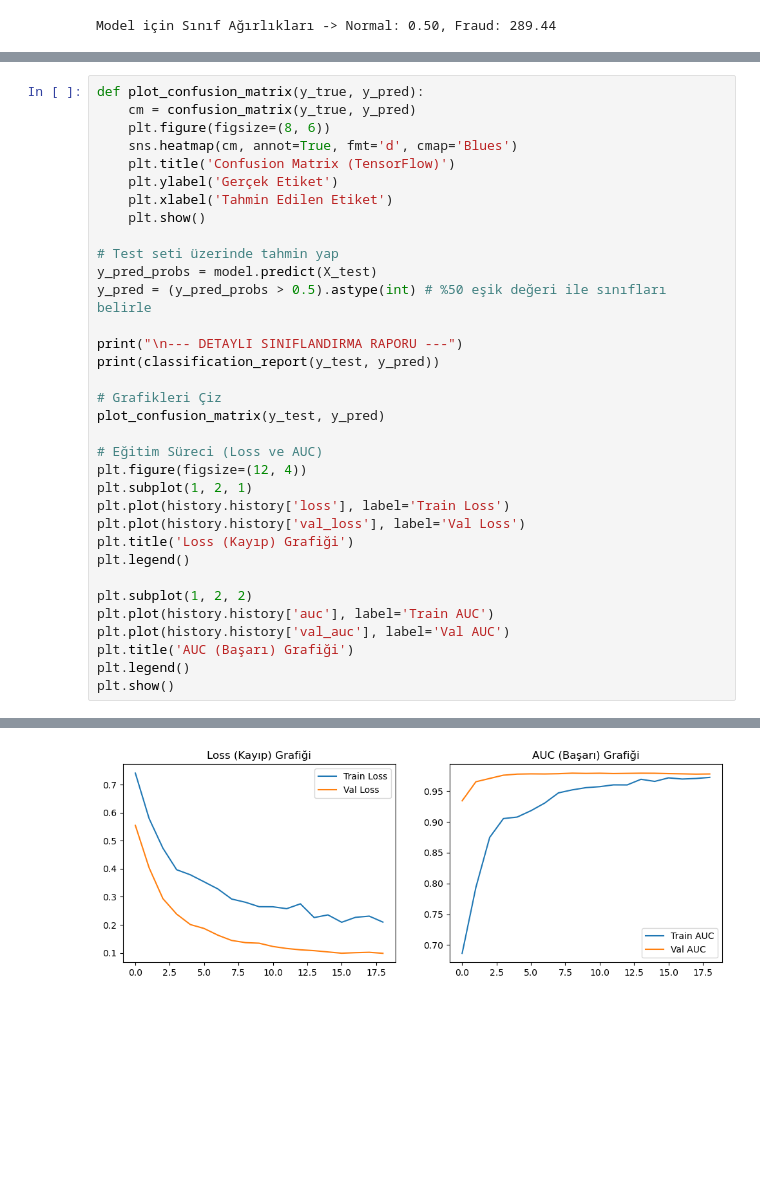
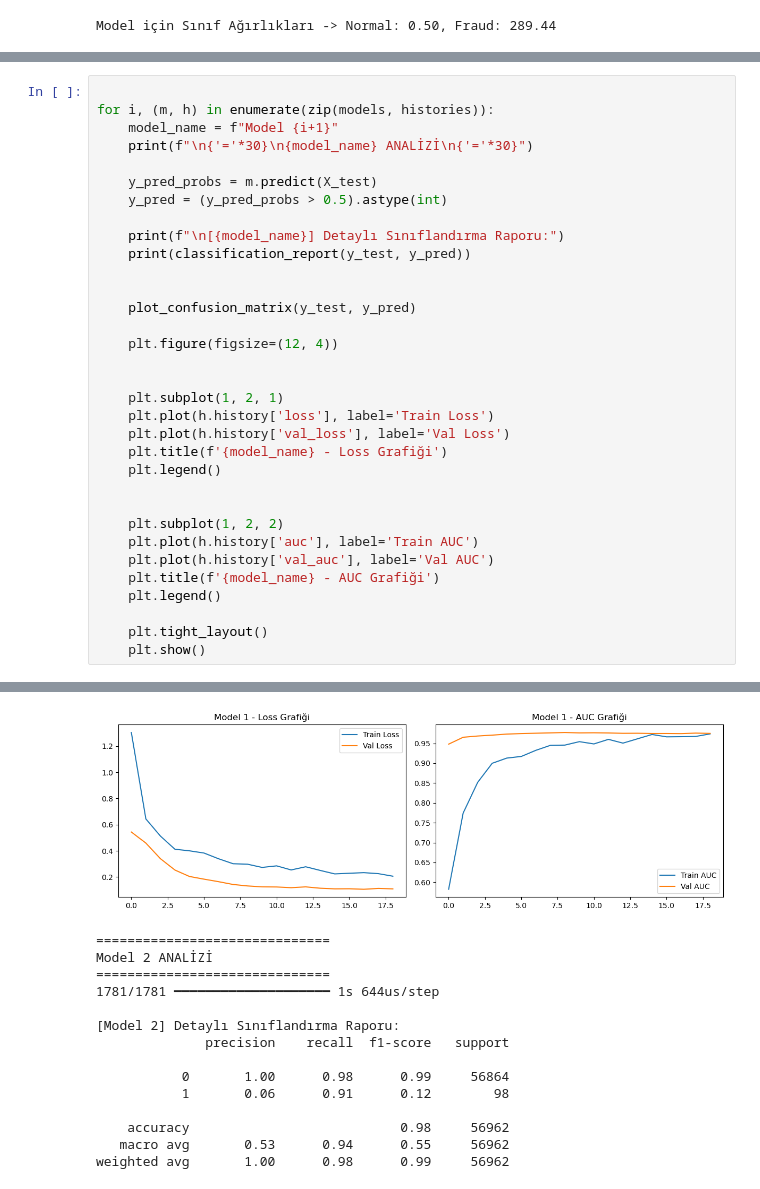
Before and after one commit to MehmetSalihBurulday/Asil_Lab, a Jupyter notebook: creditcardfraud_ml/Assignment.ipynb, the cells around one changed output, grey strips where cells are left out. Saved outputs shown, nothing was run; the diff lists cells and outputs as text; blank space fills up the shorter version.

```diff
--- a/creditcardfraud_ml/Assignment.ipynb
+++ b/creditcardfraud_ml/Assignment.ipynb
@@ -115,35 +153,34 @@ Restoring model weights from the end of the best epoch: 9.
 # %%
-def plot_confusion_matrix(y_true, y_pred):
-    cm = confusion_matrix(y_true, y_pred)
-    plt.figure(figsize=(8, 6))
-    sns.heatmap(cm, annot=True, fmt='d', cmap='Blues')
-    plt.title('Confusion Matrix (TensorFlow)')
-    plt.ylabel('Gerçek Etiket')
-    plt.xlabel('Tahmin Edilen Etiket')
+
+for i, (m, h) in enumerate(zip(models, histories)):
+    model_name = f"Model {i+1}"
+    print(f"\n{'='*30}\n{model_name} ANALİZİ\n{'='*30}")
+
+    y_pred_probs = m.predict(X_test)
+    y_pred = (y_pred_probs > 0.5).astype(int)
+
+    print(f"\n[{model_name}] Detaylı Sınıflandırma Raporu:")
+    print(classification_report(y_test, y_pred))
+
+
+    plot_confusion_matrix(y_test, y_pred)
+
+    plt.figure(figsize=(12, 4))
+
+
+    plt.subplot(1, 2, 1)
+    plt.plot(h.history['loss'], label='Train Loss')
+    plt.plot(h.history['val_loss'], label='Val Loss')
+    plt.title(f'{model_name} - Loss Grafiği')
+    plt.legend()
+
+
+    plt.subplot(1, 2, 2)
+    plt.plot(h.history['auc'], label='Train AUC')
+    plt.plot(h.history['val_auc'], label='Val AUC')
+    plt.title(f'{model_name} - AUC Grafiği')
+    plt.legend()
+
+    plt.tight_layout()
     plt.show()
-
-# Test seti üzerinde tahmin yap
-y_pred_probs = model.predict(X_test)
-y_pred = (y_pred_probs > 0.5).astype(int) # %50 eşik değeri ile sınıfları belirle
-
-print("\n--- DETAYLI SINIFLANDIRMA RAPORU ---")
-print(classification_report(y_test, y_pred))
-
-# Grafikleri Çiz
-plot_confusion_matrix(y_test, y_pred)
-
-# Eğitim Süreci (Loss ve AUC)
-plt.figure(figsize=(12, 4))
-plt.subplot(1, 2, 1)
-plt.plot(history.history['loss'], label='Train Loss')
-plt.plot(history.history['val_loss'], label='Val Loss')
-plt.title('Loss (Kayıp) Grafiği')
-plt.legend()
-
-plt.subplot(1, 2, 2)
-plt.plot(history.history['auc'], label='Train AUC')
-plt.plot(history.history['val_auc'], label='Val AUC')
-plt.title('AUC (Başarı) Grafiği')
-plt.legend()
-plt.show()
 # %% [output]
@@ -162 +202,15 @@ weighted avg       1.00      0.97      0.99     56962
-[figure, old version]
+[figure, new version]
+==============================
+Model 2 ANALİZİ
+==============================
+1781/1781 ━━━━━━━━━━━━━━━━━━━━ 1s 644us/step
+
+[Model 2] Detaylı Sınıflandırma Raporu:
+              precision    recall  f1-score   support
+
+           0       1.00      0.98      0.99     56864
+           1       0.06      0.91      0.12        98
+
+    accuracy                           0.98     56962
+   macro avg       0.53      0.94      0.55     56962
+weighted avg       1.00      0.98      0.99     56962
```
Also changed, not shown: parts of 10 cells of this notebook, 12 other files.
